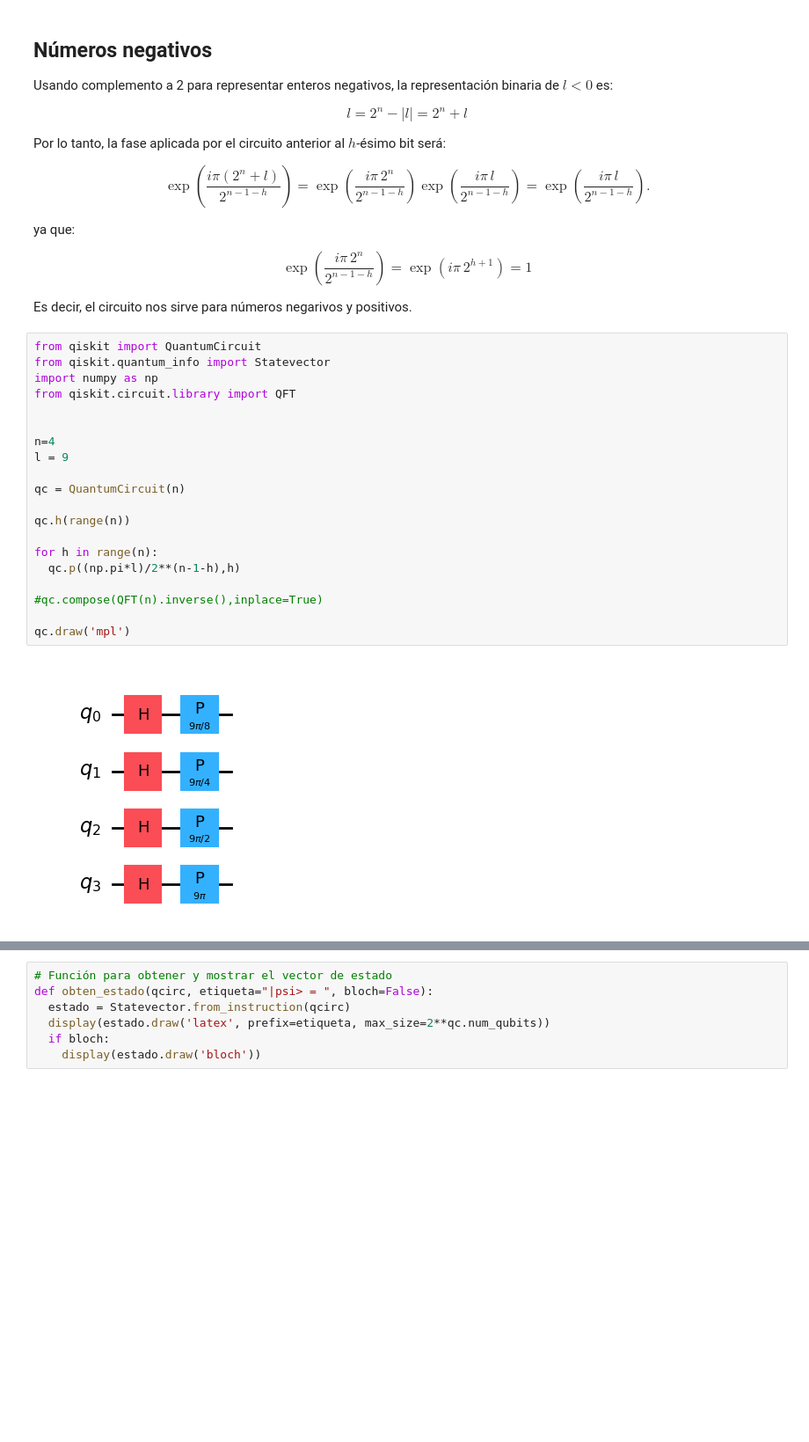
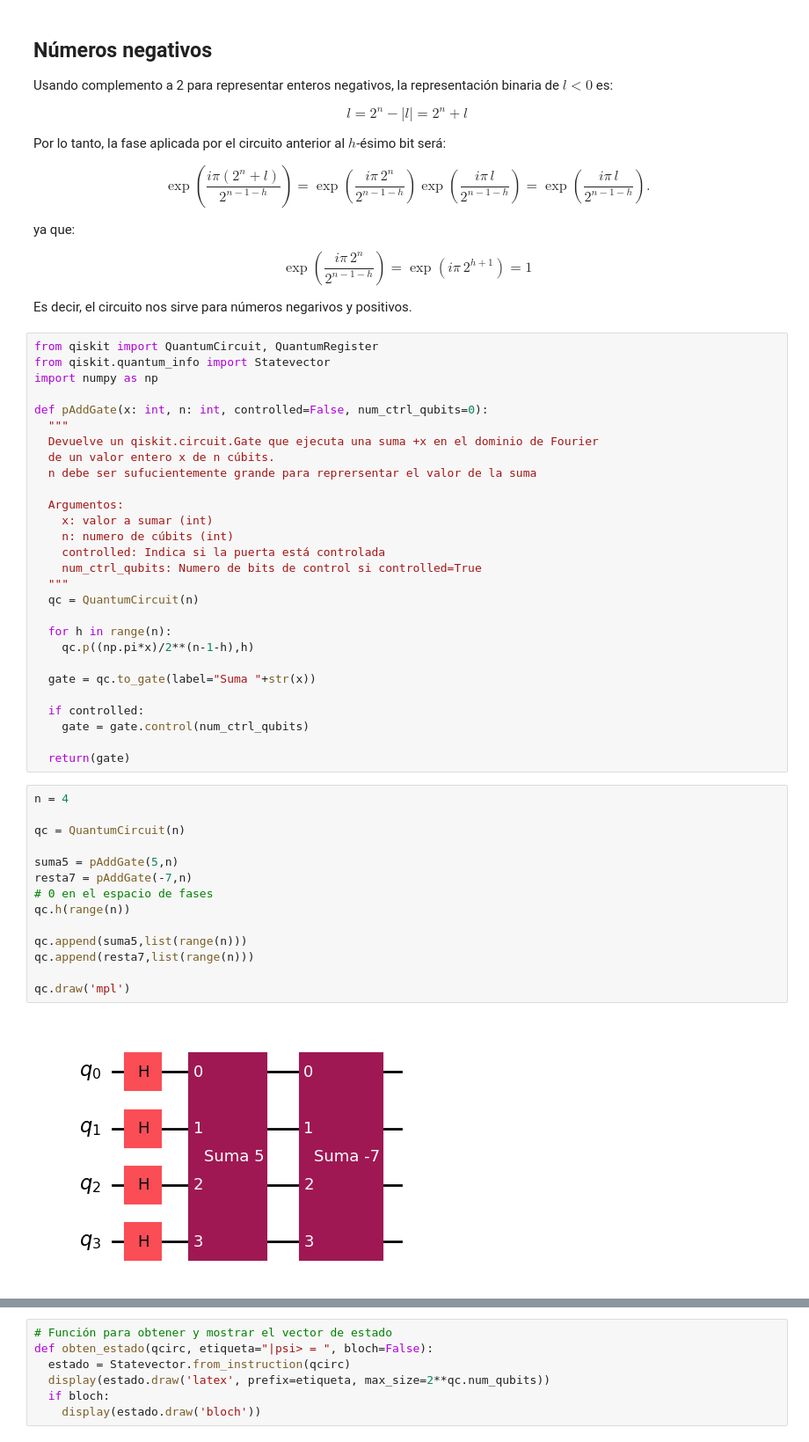
Before and after one commit to tarabelo/PIAC-2526, a Jupyter notebook: 06_Búsqueda_adaptativa_de_Grover_(GAS).ipynb, the cells around one changed output, grey strips where cells are left out. Shown at 88% size. Cells and saved outputs as stored; diff of their text form; blank space fills up the shorter version.

```diff
--- a/06_Búsqueda_adaptativa_de_Grover_(GAS).ipynb
+++ b/06_Búsqueda_adaptativa_de_Grover_(GAS).ipynb
@@ -125,28 +125,50 @@ $$
 $$
 
 Es decir, el circuito nos sirve para números negarivos y positivos.
-# %%
-from qiskit import QuantumCircuit
-from qiskit.quantum_info import Statevector
-import numpy as np
-from qiskit.circuit.library import QFT
-
-
-n=4
-l = 9
-
-qc = QuantumCircuit(n)
-
-qc.h(range(n))
-
-for h in range(n):
-  qc.p((np.pi*l)/2**(n-1-h),h)
-
-#qc.compose(QFT(n).inverse(),inplace=True)
-
-qc.draw('mpl')
-# %% [output]
-[figure, removed]
+# %%
+from qiskit import QuantumCircuit, QuantumRegister
+from qiskit.quantum_info import Statevector
+import numpy as np
+
+def pAddGate(x: int, n: int, controlled=False, num_ctrl_qubits=0):
+  """
+  Devuelve un qiskit.circuit.Gate que ejecuta una suma +x en el dominio de Fourier
+  de un valor entero x de n cúbits.
+  n debe ser sufucientemente grande para reprersentar el valor de la suma
+
+  Argumentos:
+    x: valor a sumar (int)
+    n: numero de cúbits (int)
+    controlled: Indica si la puerta está controlada
+    num_ctrl_qubits: Numero de bits de control si controlled=True
+  """
+  qc = QuantumCircuit(n)
+
+  for h in range(n):
+    qc.p((np.pi*x)/2**(n-1-h),h)
+
+  gate = qc.to_gate(label="Suma "+str(x))
+
+  if controlled:
+    gate = gate.control(num_ctrl_qubits)
+
+  return(gate)
+# %%
+n = 4
+
+qc = QuantumCircuit(n)
+
+suma5 = pAddGate(5,n)
+resta7 = pAddGate(-7,n)
+# 0 en el espacio de fases
+qc.h(range(n))
+
+qc.append(suma5,list(range(n)))
+qc.append(resta7,list(range(n)))
+
+qc.draw('mpl')
+# %% [output]
+[figure, added]
 # %%
 e = Statevector.from_instruction(qc)
 e.draw('latex')
```
Also changed, not shown: parts of 6 cells of this notebook.
